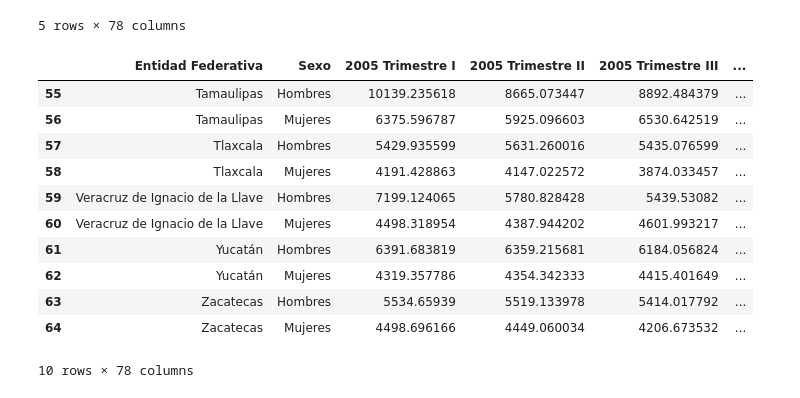
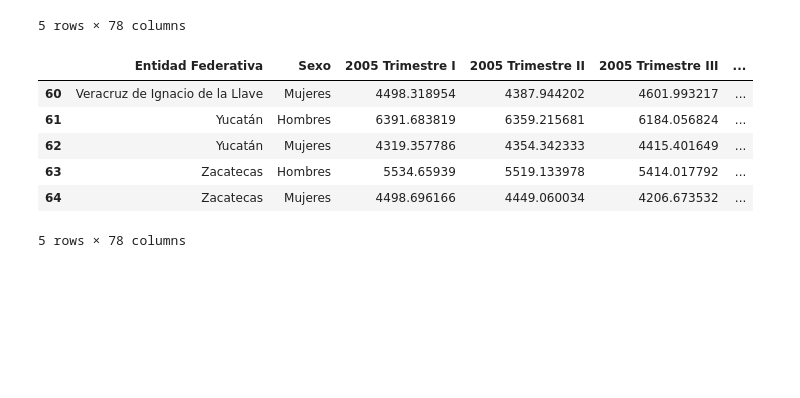
Before and after one commit to Qarant/Analysis-of-Mexican-Salaries-Over-Time, a Jupyter notebook: limpieza-exploracion.ipynb, the cells around one changed output. Cells and saved outputs as stored; diff of their text form; code cells hidden in the pictures; blank space fills up the shorter version.

```diff
--- a/limpieza-exploracion.ipynb
+++ b/limpieza-exploracion.ipynb
@@ -92,20 +92,15 @@ df.head()
 # %%
 #En este caso las celdas vacías las lleno con el metodo forward fill(ffill) y verificamos
 df["Entidad Federativa"] = df["Entidad Federativa"].ffill()
-df.tail(10)
+df.tail(5)
 # %% [output]
 |  | Entidad Federativa | Sexo | 2005 Trimestre I | 2005 Trimestre II | 2005 Trimestre III | ... |
-| 55 | Tamaulipas | Hombres | 10139.235618 | 8665.073447 | 8892.484379 | ... |
-| 56 | Tamaulipas | Mujeres | 6375.596787 | 5925.096603 | 6530.642519 | ... |
-| 57 | Tlaxcala | Hombres | 5429.935599 | 5631.260016 | 5435.076599 | ... |
-| 58 | Tlaxcala | Mujeres | 4191.428863 | 4147.022572 | 3874.033457 | ... |
-| 59 | Veracruz de Ignacio de la Llave | Hombres | 7199.124065 | 5780.828428 | 5439.53082 | ... |
 | 60 | Veracruz de Ignacio de la Llave | Mujeres | 4498.318954 | 4387.944202 | 4601.993217 | ... |
 | 61 | Yucatán | Hombres | 6391.683819 | 6359.215681 | 6184.056824 | ... |
 | 62 | Yucatán | Mujeres | 4319.357786 | 4354.342333 | 4415.401649 | ... |
 | 63 | Zacatecas | Hombres | 5534.65939 | 5519.133978 | 5414.017792 | ... |
 | 64 | Zacatecas | Mujeres | 4498.696166 | 4449.060034 | 4206.673532 | ... |
-10 rows × 78 columns
+5 rows × 78 columns
 # %%
 # Guardo en un archivo diferente para tener seguimiento de los datos
 df.to_csv("Datos Limpios Salarios Mexico.csv", sep=";", index=True, encoding="utf-8")
```
Also changed, not shown: parts of 1 cell of this notebook, 2 other files.
